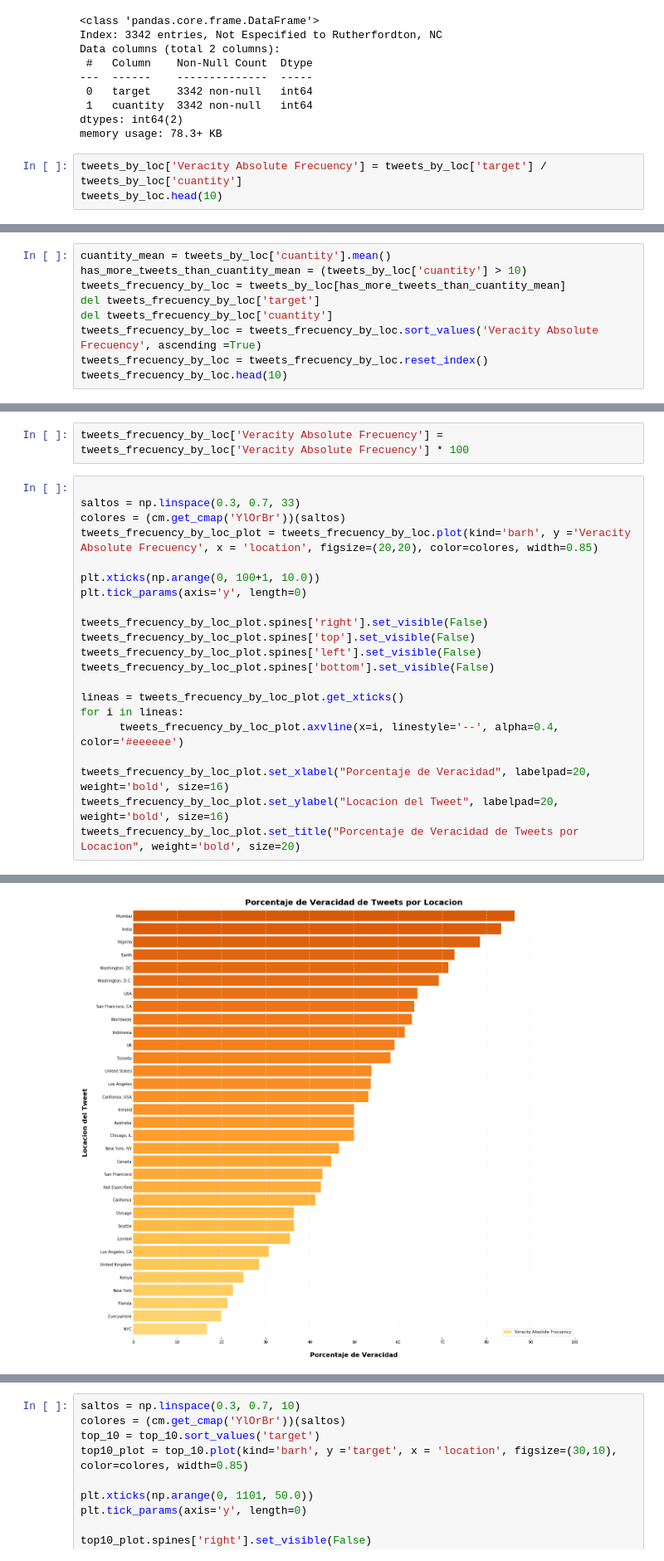
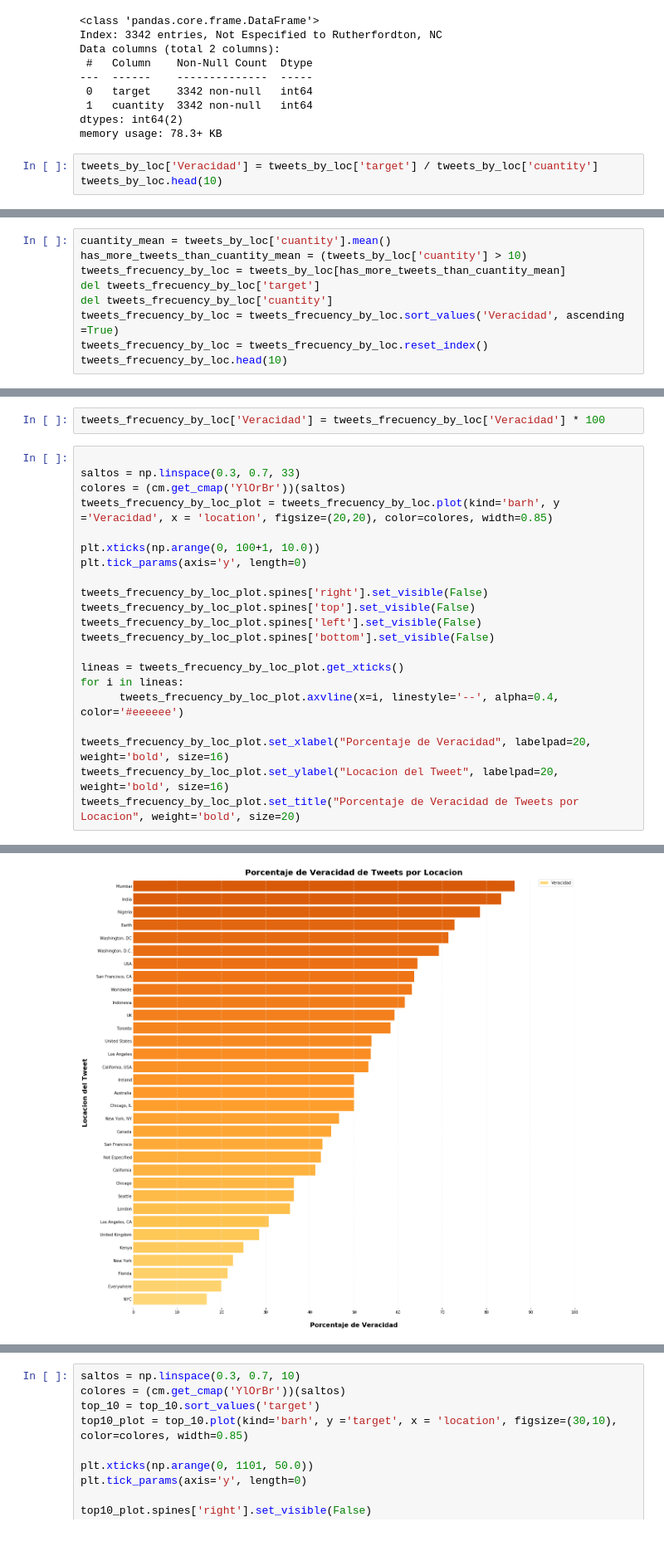
Before and after one commit to RiedelNicolas/TP1-Organizacion-de-Datos, a Jupyter notebook: Hugo.ipynb, the cells around one changed output, grey strips where cells are left out. Shown at 83% size. Saved outputs shown, nothing was run; the diff lists cells and outputs as text.

```diff
--- a/Hugo.ipynb
+++ b/Hugo.ipynb
@@ -70,6 +70,6 @@ Data columns (total 2 columns):
 dtypes: int64(2)
 memory usage: 78.3+ KB
 # %%
-tweets_by_loc['Veracity Absolute Frecuency'] = tweets_by_loc['target'] / tweets_by_loc['cuantity']
+tweets_by_loc['Veracidad'] = tweets_by_loc['target'] / tweets_by_loc['cuantity']
 tweets_by_loc.head(10)
 # %% [output]
@@ -91,7 +91,7 @@ has_more_tweets_than_cuantity_mean = (tweets_by_loc['cuantity'] > 10)
 tweets_frecuency_by_loc = tweets_by_loc[has_more_tweets_than_cuantity_mean]
 del tweets_frecuency_by_loc['target']
 del tweets_frecuency_by_loc['cuantity']
-tweets_frecuency_by_loc = tweets_frecuency_by_loc.sort_values('Veracity Absolute Frecuency', ascending =True)
+tweets_frecuency_by_loc = tweets_frecuency_by_loc.sort_values('Veracidad', ascending =True)
 tweets_frecuency_by_loc = tweets_frecuency_by_loc.reset_index()
 tweets_frecuency_by_loc.head(10)
 # %% [output]
@@ -116,32 +116,32 @@ tweets_by_loc.head()
 | 2 | United States | 27 | 50 | 0.540000 |
 | 3 | Nigeria | 22 | 28 | 0.785714 |
 | 4 | India | 20 | 24 | 0.833333 |
-# %%
-tweets_frecuency_by_loc['Veracity Absolute Frecuency'] = tweets_frecuency_by_loc['Veracity Absolute Frecuency'] * 100
+# %%
+tweets_frecuency_by_loc['Veracidad'] = tweets_frecuency_by_loc['Veracidad'] * 100
 # %%
 
 saltos = np.linspace(0.3, 0.7, 33)
 colores = (cm.get_cmap('YlOrBr'))(saltos)
-tweets_frecuency_by_loc_plot = tweets_frecuency_by_loc.plot(kind='barh', y ='Veracity Absolute Frecuency', x = 'location', figsize=(20,20), color=colores, width=0.85)
+tweets_frecuency_by_loc_plot = tweets_frecuency_by_loc.plot(kind='barh', y ='Veracidad', x = 'location', figsize=(20,20), color=colores, width=0.85)
 
 plt.xticks(np.arange(0, 100+1, 10.0))
 plt.tick_params(axis='y', length=0)
 
 tweets_frecuency_by_loc_plot.spines['right'].set_visible(False)
 tweets_frecuency_by_loc_plot.spines['top'].set_visible(False)
 tweets_frecuency_by_loc_plot.spines['left'].set_visible(False)
 tweets_frecuency_by_loc_plot.spines['bottom'].set_visible(False)
 
 lineas = tweets_frecuency_by_loc_plot.get_xticks()
 for i in lineas:
       tweets_frecuency_by_loc_plot.axvline(x=i, linestyle='--', alpha=0.4, color='#eeeeee')
 
 tweets_frecuency_by_loc_plot.set_xlabel("Porcentaje de Veracidad", labelpad=20, weight='bold', size=16)
 tweets_frecuency_by_loc_plot.set_ylabel("Locacion del Tweet", labelpad=20, weight='bold', size=16)
 tweets_frecuency_by_loc_plot.set_title("Porcentaje de Veracidad de Tweets por Locacion", weight='bold', size=20)
 # %% [output]
 Text(0.5, 1.0, 'Porcentaje de Veracidad de Tweets por Locacion')
-[figure, old version]
+[figure, new version]
 # %%
 tweets_by_loc.head(10)
 # %% [output]
```
Also changed, not shown: parts of 8 cells of this notebook.
